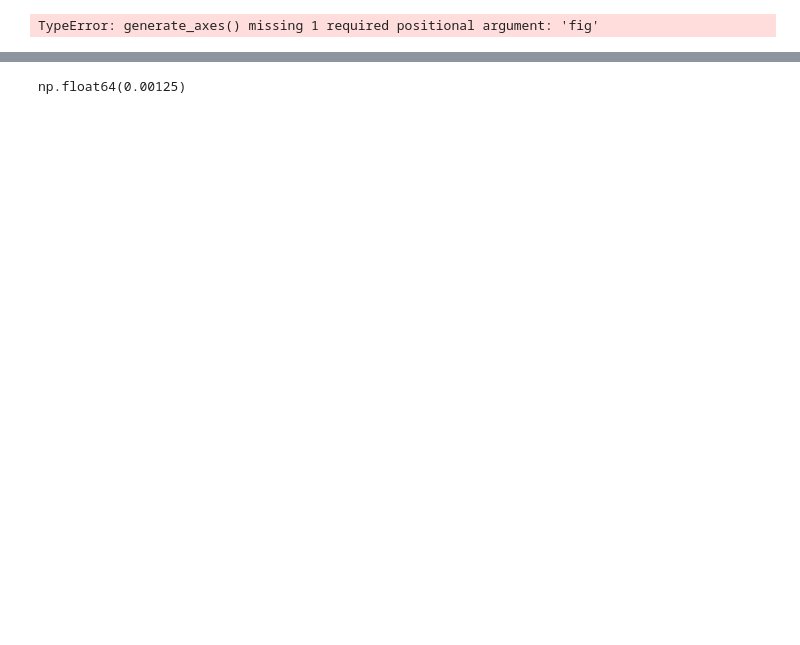
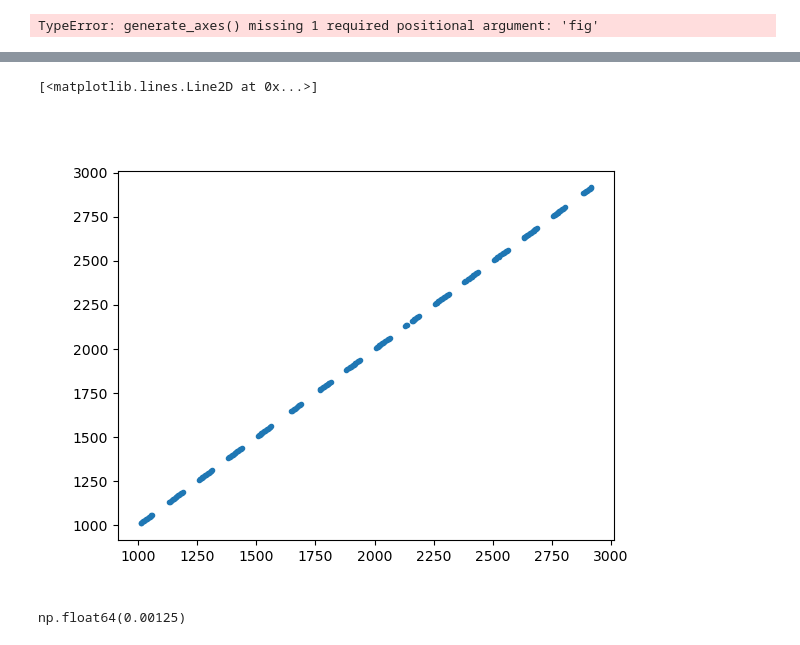
Before and after one commit to OlegFS/MEA-analysis, a Jupyter notebook: notebooks/example_longMEA.ipynb, the cells around one changed output, grey strips where cells are left out. Cells and saved outputs as stored; diff of their text form; code cells hidden in the pictures; blank space fills up the shorter version.

```diff
--- a/notebooks/example_longMEA.ipynb
+++ b/notebooks/example_longMEA.ipynb
@@ -106,3 +183,9 @@ plt.show()
+# %%
+plt.figure()
+plt.plot(x_pos,y_pos,'.')
+# %% [output]
+[<matplotlib.lines.Line2D at 0x...>]
+[figure, added]
 # %%
 plt.plot(np.arange(0,len(filt))*(1/subsampling_rate)/60,filt[:,10]*adc_step,'-',linewidth = 0.5,color='k');
 # %% [output]
```
Also changed, not shown: parts of 10 cells of this notebook, 2 other files.
